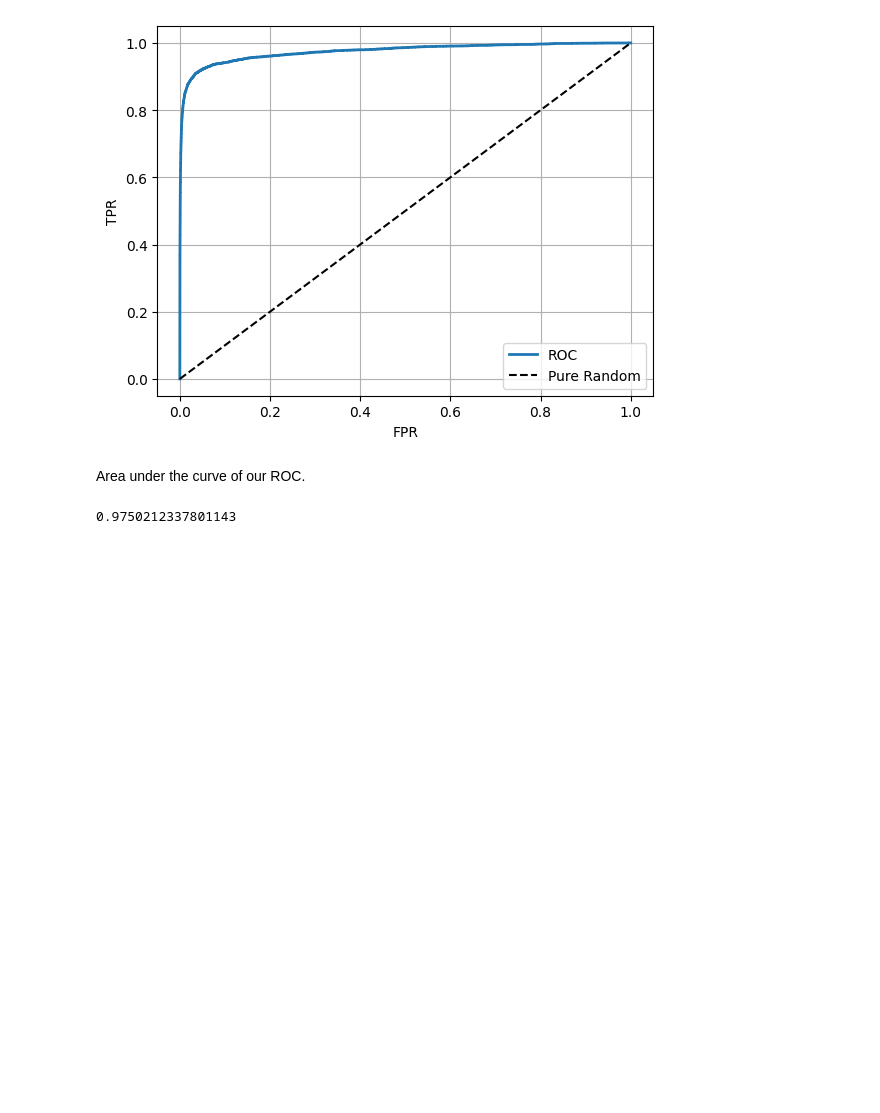
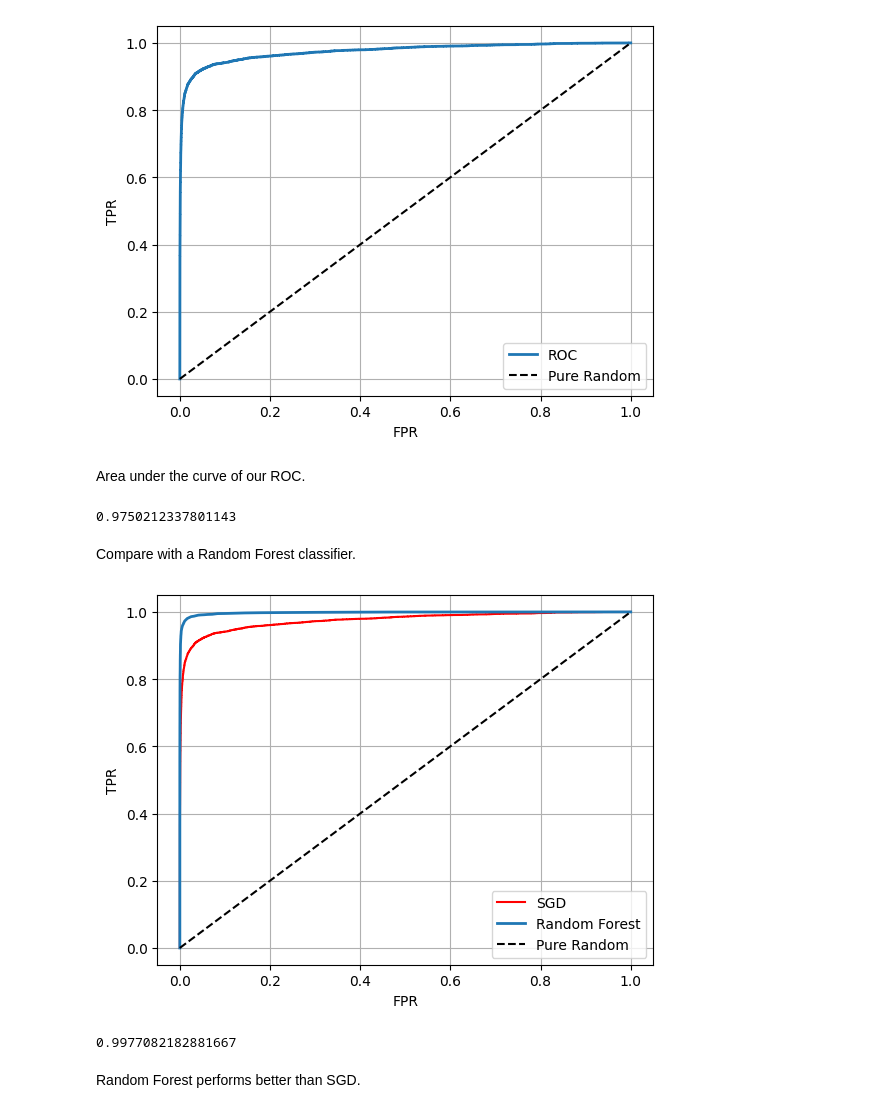
Before and after one commit to JuanDa14Sa/MNIST, a Jupyter notebook: MNISt.ipynb, the cells around one changed output. Saved outputs shown, nothing was run; the diff lists cells and outputs as text; code cells hidden in the pictures; blank space fills up the shorter version.

```diff
--- a/MNISt.ipynb
+++ b/MNISt.ipynb
@@ -184,3 +184,26 @@ from sklearn.metrics import roc_auc_score
 roc_auc_score(y_train_2,y_scores)
 # %% [output]
 0.9750212337801143
+# %% [markdown]
+Compare with a Random Forest classifier.
+# %%
+from sklearn.ensemble import RandomForestClassifier
+
+forest = RandomForestClassifier(random_state=0)
+y_prob_forest = cross_val_predict(forest, X_train, y_train_2, cv=3, method='predict_proba')
+# %%
+y_scores_forest = y_prob_forest[:,1]
+fpr_forest, tpr_forest, thresholds_forest = roc_curve(y_train_2,y_scores_forest)
+
+plt.plot(fpr, tpr, "r-", label="SGD")
+plot_roc_curve(fpr_forest, tpr_forest, "Random Forest")
+plt.legend(loc="lower right")
+plt.show()
+# %% [output]
+[figure, added]
+# %%
+roc_auc_score(y_train_2, y_scores_forest)
+# %% [output]
+0.9977082182881667
+# %% [markdown]
+Random Forest performs better than SGD.
```
Also changed, not shown: parts of 1 cell of this notebook.
